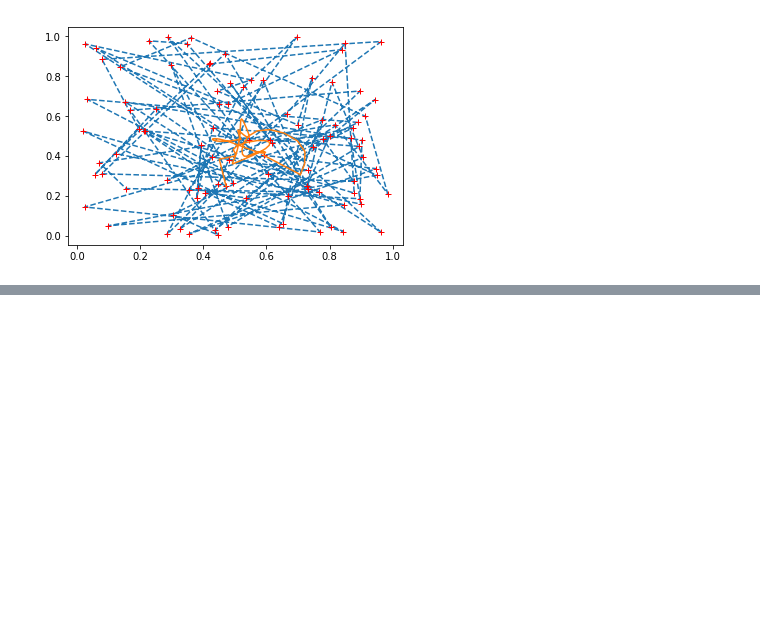
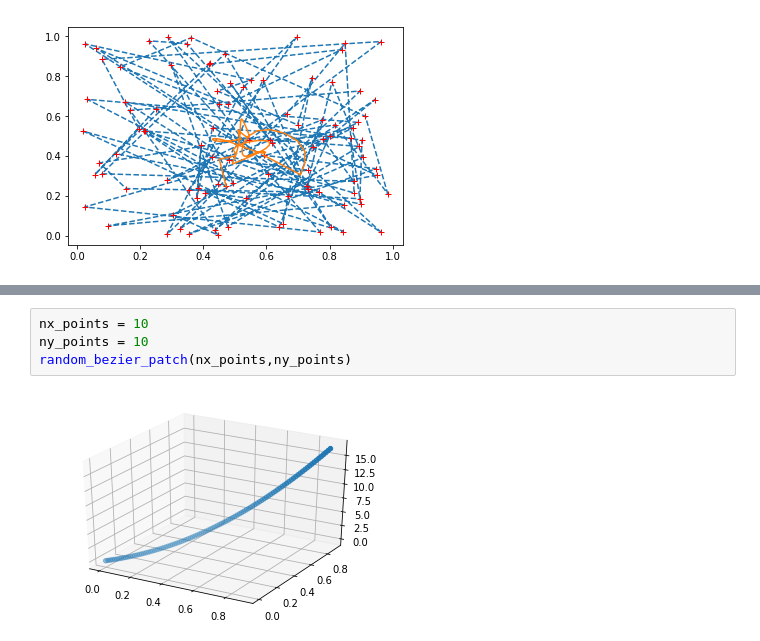
Before and after one commit to adhishagc/bezier-curve-python, a Jupyter notebook: Bezier_Curve_Representation.ipynb, the cells around one changed output, grey strips where cells are left out. Cells and saved outputs as stored; diff of their text form; blank space fills up the shorter version.

```diff
--- a/Bezier_Curve_Representation.ipynb
+++ b/Bezier_Curve_Representation.ipynb
@@ -348,0 +342,6 @@ random_bezier_3d(n_points)
+# %%
+nx_points = 10
+ny_points = 10
+random_bezier_patch(nx_points,ny_points)
+# %% [output]
+[figure, added]
```
Also changed, not shown: parts of 27 cells of this notebook.
